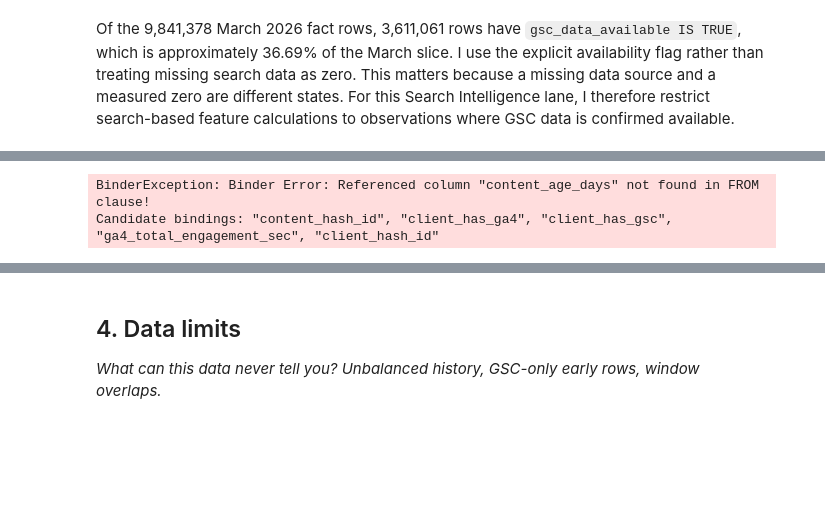
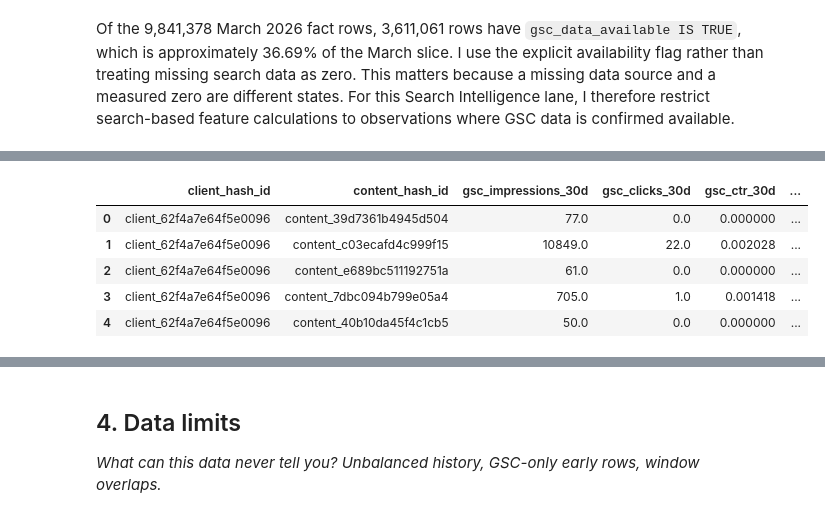
Before and after one commit to tayyba6/ML_Internship, a Jupyter notebook: work/notebooks/w03_data_contract.ipynb, the cells around one changed output, grey strips where cells are left out. Drawn from its saved outputs; the diff is of its cells as text; code cells hidden in the pictures; blank space fills up the shorter version.

```diff
--- a/work/notebooks/w03_data_contract.ipynb
+++ b/work/notebooks/w03_data_contract.ipynb
@@ -174,39 +200,45 @@ WITH march AS (
     WHERE report_date BETWEEN DATE '2026-03-01' AND DATE '2026-03-31'
       AND gsc_data_available IS TRUE
 )
 
 SELECT
     client_hash_id,
     content_hash_id,
 
     SUM(gsc_impressions) AS gsc_impressions_30d,
 
     SUM(gsc_clicks) AS gsc_clicks_30d,
 
     CASE
         WHEN SUM(gsc_impressions) > 0
-        THEN SUM(gsc_clicks) / SUM(gsc_impressions)
+        THEN SUM(gsc_clicks) * 1.0 / SUM(gsc_impressions)
         ELSE NULL
     END AS gsc_ctr_30d,
 
-    CASE
-        WHEN SUM(gsc_impressions) > 0
-        THEN SUM(gsc_sum_position) / SUM(gsc_impressions)
-        ELSE NULL
-    END AS gsc_avg_position_30d,
+    AVG(gsc_avg_position) AS gsc_avg_position_30d,
 
-    MAX(content_age_days) AS content_age_days
+    SUM(
+        CASE
+            WHEN ga4_data_available IS TRUE
+            THEN ga4_sessions
+            ELSE NULL
+        END
+    ) AS ga4_sessions_30d
 
 FROM march
 
 GROUP BY
     client_hash_id,
     content_hash_id
 """
 
 features = con.sql(feature_sql).df()
 
 features.head()
 # %% [output]
-BinderException: Binder Error: Referenced column "content_age_days" not found in FROM clause!
-Candidate bindings: "content_hash_id", "client_has_ga4", "client_has_gsc", "ga4_total_engagement_sec", "client_hash_id"
+|  | client_hash_id | content_hash_id | gsc_impressions_30d | gsc_clicks_30d | gsc_ctr_30d | ... |
+| 0 | client_62f4a7e64f5e0096 | content_39d7361b4945d504 | 77.0 | 0.0 | 0.000000 | ... |
+| 1 | client_62f4a7e64f5e0096 | content_c03ecafd4c999f15 | 10849.0 | 22.0 | 0.002028 | ... |
+| 2 | client_62f4a7e64f5e0096 | content_e689bc511192751a | 61.0 | 0.0 | 0.000000 | ... |
+| 3 | client_62f4a7e64f5e0096 | content_7dbc094b799e05a4 | 705.0 | 1.0 | 0.001418 | ... |
+| 4 | client_62f4a7e64f5e0096 | content_40b10da45f4c1cb5 | 50.0 | 0.0 | 0.000000 | ... |
```
Also changed, not shown: parts of 20 cells of this notebook.
